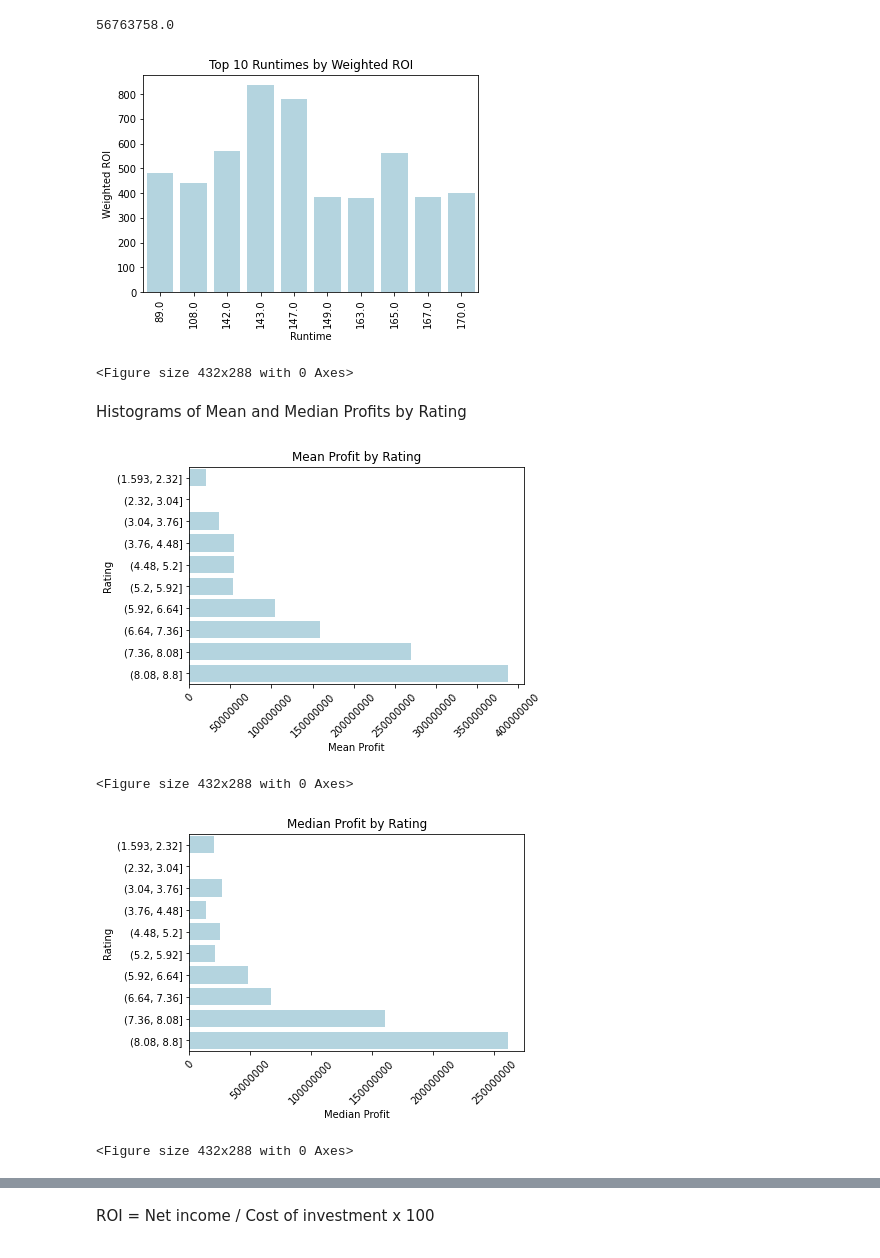
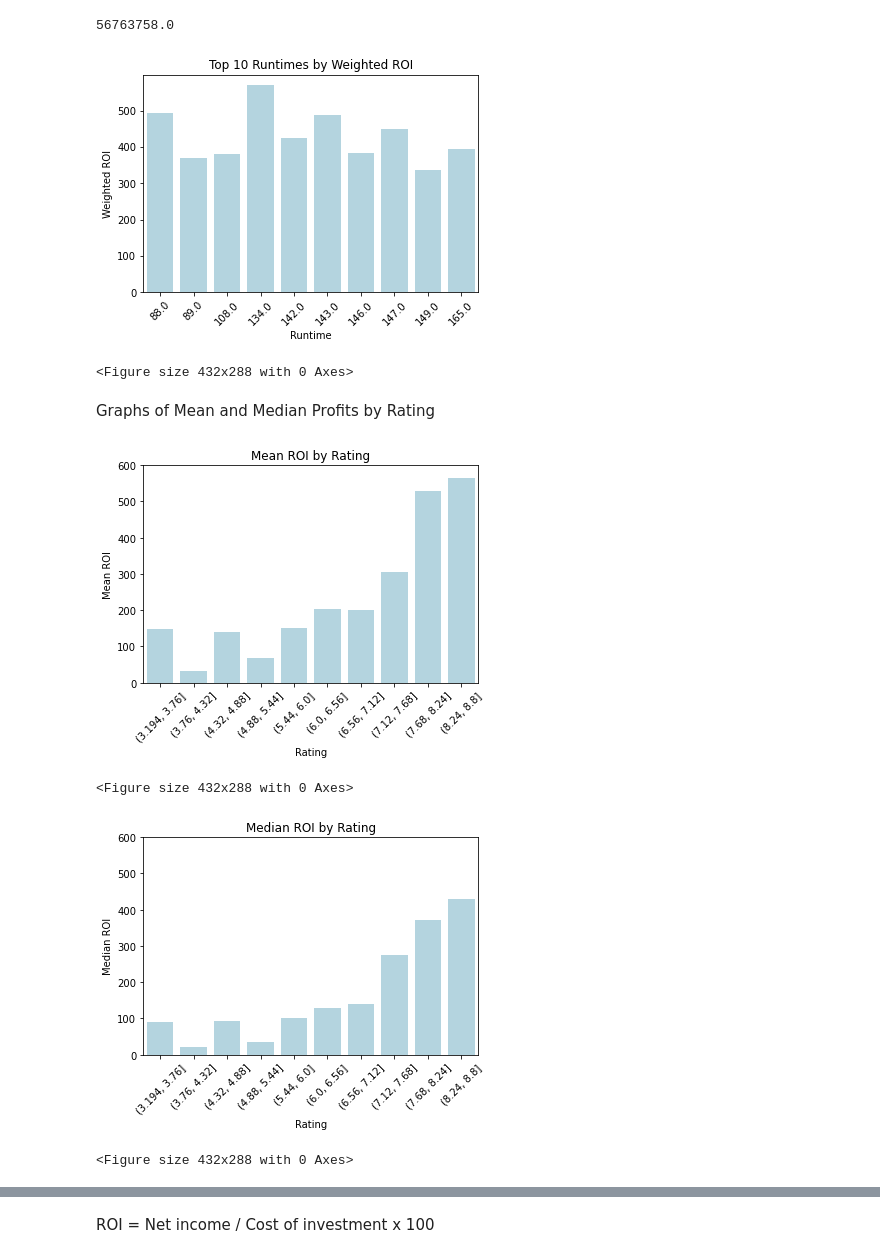
Before and after one commit to jnahra/dsc-phase-1-project, a Jupyter notebook: sean_phase1_notebook.ipynb, the cells around one changed output, grey strips where cells are left out. Saved outputs shown, nothing was run; the diff lists cells and outputs as text; code cells hidden in the pictures.

```diff
--- a/sean_phase1_notebook.ipynb
+++ b/sean_phase1_notebook.ipynb
@@ -315,21 +353,17 @@ plt.savefig("Mean_Profit_Runtime.jpeg", bbox_inches = 'tight')
 # %%
 master['runtime_bins'] = pd.cut(master['runtime_minutes'], bins=10)
 
-master['runtime_bins'] = master['runtime_bins'].apply(lambda x: x.mid)
+median_ROI_by_runtime_bin = master.groupby('runtime_bins')['ROI'].median()
 
-median_profit_by_runtime_bin = master.groupby('runtime_bins')['profit'].median()
+sns.barplot(x= median_ROI_by_runtime_bin.index ,y= median_ROI_by_runtime_bin, color='lightblue')
 
-sns.barplot(x= median_profit_by_runtime_bin,y= median_profit_by_runtime_bin.index, color='lightblue')
-plt.ylabel('Runtime')
-plt.xlabel('Median Profit')
-plt.title('Median Profit by Runtime')
-plt.xticks(rotation=90)
-
-plt.ticklabel_format(axis = 'x', style='plain')
+plt.xlabel('Runtime')
+plt.ylabel('Median ROI')
+plt.title('Median ROI by Runtime')
 plt.xticks(rotation=45)
 
 plt.show()
 
 
-plt.savefig("Median_Profit_Runtime.jpeg", bbox_inches = 'tight')
+plt.savefig("Median_ROI_Runtime.jpeg", bbox_inches = 'tight')
 # %% [output]
@@ -361,54 +395,54 @@ sns.barplot(x=top_10_runtime.index, y=top_10_runtime.sort_values()*100, color='l
 plt.title('Top 10 Runtimes by Weighted ROI')
 plt.xlabel('Runtime')
 plt.ylabel('Weighted ROI')
-plt.xticks(rotation=90)
+plt.xticks(rotation=45)
 plt.show()
 
 plt.savefig("Top10_Runtimes_Weighted_ROI.jpeg", bbox_inches = 'tight')
 # %% [output]
-[figure, old version]
+[figure, new version]
 <Figure size 432x288 with 0 Axes>
 # %% [markdown]
-Histograms of Mean and Median Profits by Rating
+Graphs of Mean and Median Profits by Rating
 # %%
 master['rating'] = pd.cut(master['averagerating'], bins=10)
 
-mean_profit_by_rating_bin = master.groupby('rating')['profit'].mean()
+mean_ROI_by_rating_bin = master.groupby('rating')['ROI'].mean()
 
-sns.barplot(x= mean_profit_by_rating_bin, y= mean_profit_by_rating_bin.index, color='lightblue')
-plt.ylabel('Rating')
-plt.xlabel('Mean Profit')
-plt.title('Mean Profit by Rating')
-plt.xticks(rotation=90)
+sns.barplot(x= mean_ROI_by_rating_bin.index, y= mean_ROI_by_rating_bin, color='lightblue')
 
-plt.ticklabel_format(axis = 'x', style='plain')
+plt.ylim(0, 600)
+plt.xlabel('Rating')
+plt.ylabel('Mean ROI')
+plt.title('Mean ROI by Rating')
 plt.xticks(rotation=45)
+
 
 plt.show()
 
-plt.savefig("Mean_Profit_Rating.jpeg", bbox_inches = 'tight')
+plt.savefig("Mean_ROI_Rating.jpeg", bbox_inches = 'tight')
 # %% [output]
-[figure, old version]
+[figure, new version]
 <Figure size 432x288 with 0 Axes>
 # %%
 master['rating'] = pd.cut(master['averagerating'], bins=10)
 
-median_profit_by_rating_bin = master.groupby('rating')['profit'].median()
+median_ROI_by_rating_bin = master.groupby('rating')['ROI'].median()
 
-sns.barplot(x= median_profit_by_rating_bin, y= median_profit_by_rating_bin.index, color='lightblue')
-plt.ylabel('Rating')
-plt.xlabel('Median Profit')
-plt.title('Median Profit by Rating')
-plt.xticks(rotation=90)
+sns.barplot(x= median_ROI_by_rating_bin.index, y= median_ROI_by_rating_bin, color='lightblue')
 
-plt.ticklabel_format(axis = 'x', style='plain')
+plt.ylim(0, 600)
+plt.xlabel('Rating')
+plt.ylabel('Median ROI')
+plt.title('Median ROI by Rating')
 plt.xticks(rotation=45)
+
 
 plt.show()
 
-plt.savefig("Median_Profit_Rating.jpeg", bbox_inches = 'tight')
+plt.savefig("Median_ROI_Rating.jpeg", bbox_inches = 'tight')
 # %% [output]
-[figure, old version]
+[figure, new version]
 <Figure size 432x288 with 0 Axes>
 # %%
 #Grouped data by genre as well as calculaed the sum of profit and production budget
```
Also changed, not shown: parts of 13 cells of this notebook, 6 other files.
